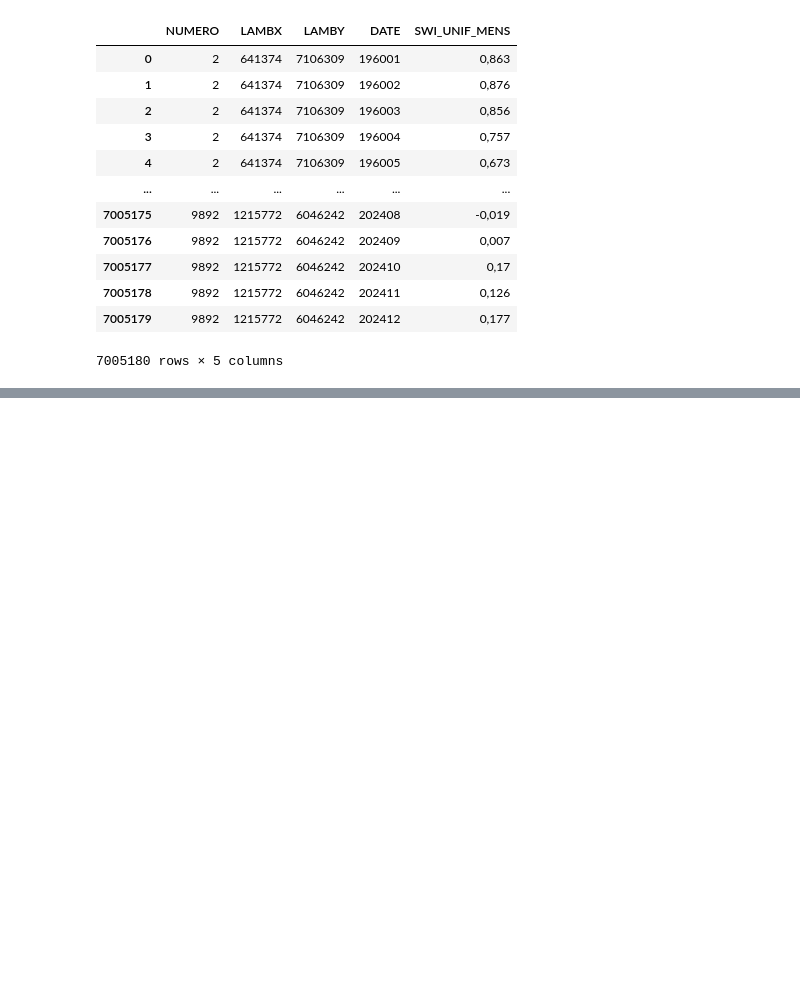
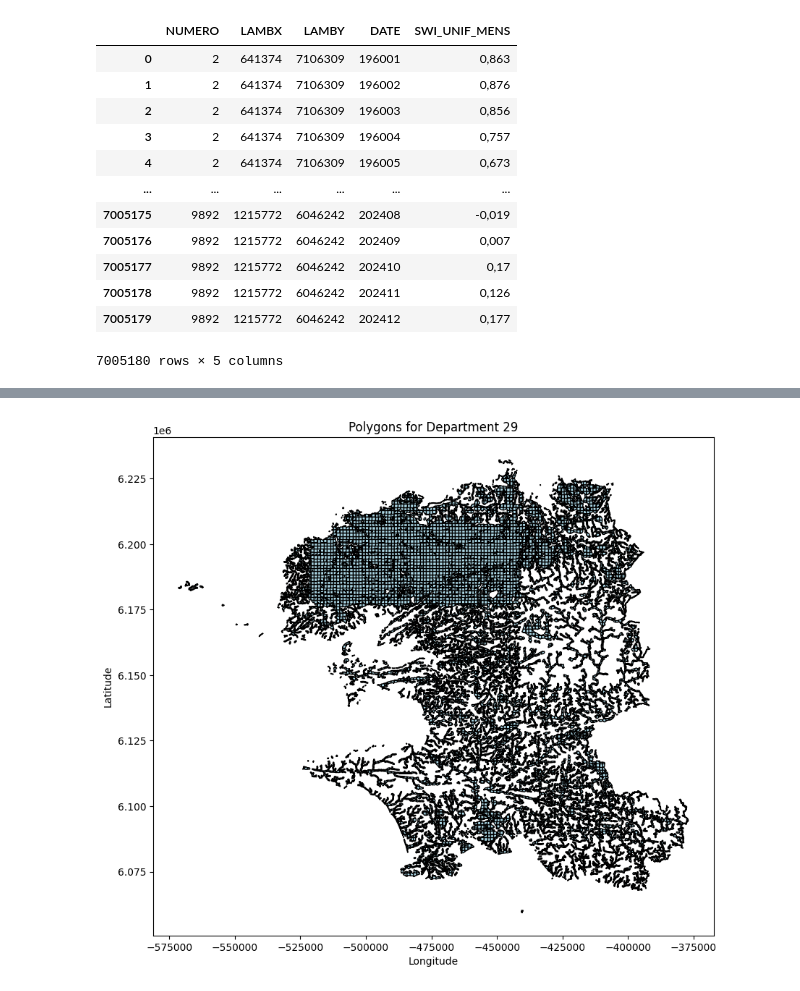
Before and after one commit to Lanouraf/Climate_Risk_Project_SWI_MS_A, a Jupyter notebook: data_processing.ipynb, the cells around one changed output, grey strips where cells are left out. Drawn from its saved outputs; the diff is of its cells as text; code cells hidden in the pictures; blank space fills up the shorter version.

Commit message:
suite preprocess +argiles

```diff
--- a/data_processing.ipynb
+++ b/data_processing.ipynb
@@ -256,17 +226,5 @@ for month in range(1, 13):
 #gdf_202001 = gdf_metF[gdf_metF["DATE"] == 202001]
 #gdf_202001.explore()
 # %%
-import subprocess
-from pathlib import Path
-
-# Path to the .mbtiles file
-mbtiles_path = Path("data/raw/argile/ExpoArgile_Fxx_4326.mbtiles")
-output_dir = Path("data/processed/tiles")
-
-# Ensure the output directory exists
-output_dir.mkdir(parents=True, exist_ok=True)
-
-# Use mbutil to extract tiles
-subprocess.run(["mb-util", str(mbtiles_path), str(output_dir)], check=True)
-
-print(f"Tiles extracted to {output_dir}")
+argile_gdf = gpd.read_file("data/raw/argile/ExpoArgile_Fxx_4326.gpkg")
+argile_gdf.drop(columns=['mvt_id'], inplace=True)
@@ -274,0 +247,13 @@ FileNotFoundError: [WinError 2] Le fichier spécifié est introuvable
+# %%
+
+def encode_dpt(val):
+    if val == "2A":
+        return 201
+    if val == "2B":
+        return 202
+    try:
+        return int(val)
+    except ValueError:
+        return None
+
+argile_gdf["DPT"] = argile_gdf["DPT"].apply(encode_dpt).astype("Int64")
@@ -274,0 +322,10 @@ FileNotFoundError: [WinError 2] Le fichier spécifié est introuvable
+# %%
+# Filter and plot the data for department 29
+fig, ax = plt.subplots(figsize=(10, 10))
+argile_gdf[argile_gdf['DPT'] == '29'].plot(ax=ax, color='lightblue', edgecolor='black')
+ax.set_title("Polygons for Department 29")
+ax.set_xlabel("Longitude")
+ax.set_ylabel("Latitude")
+plt.show()
+# %% [output]
+[figure, added]
```
Also changed, not shown: parts of 17 cells of this notebook, 1 other file.
